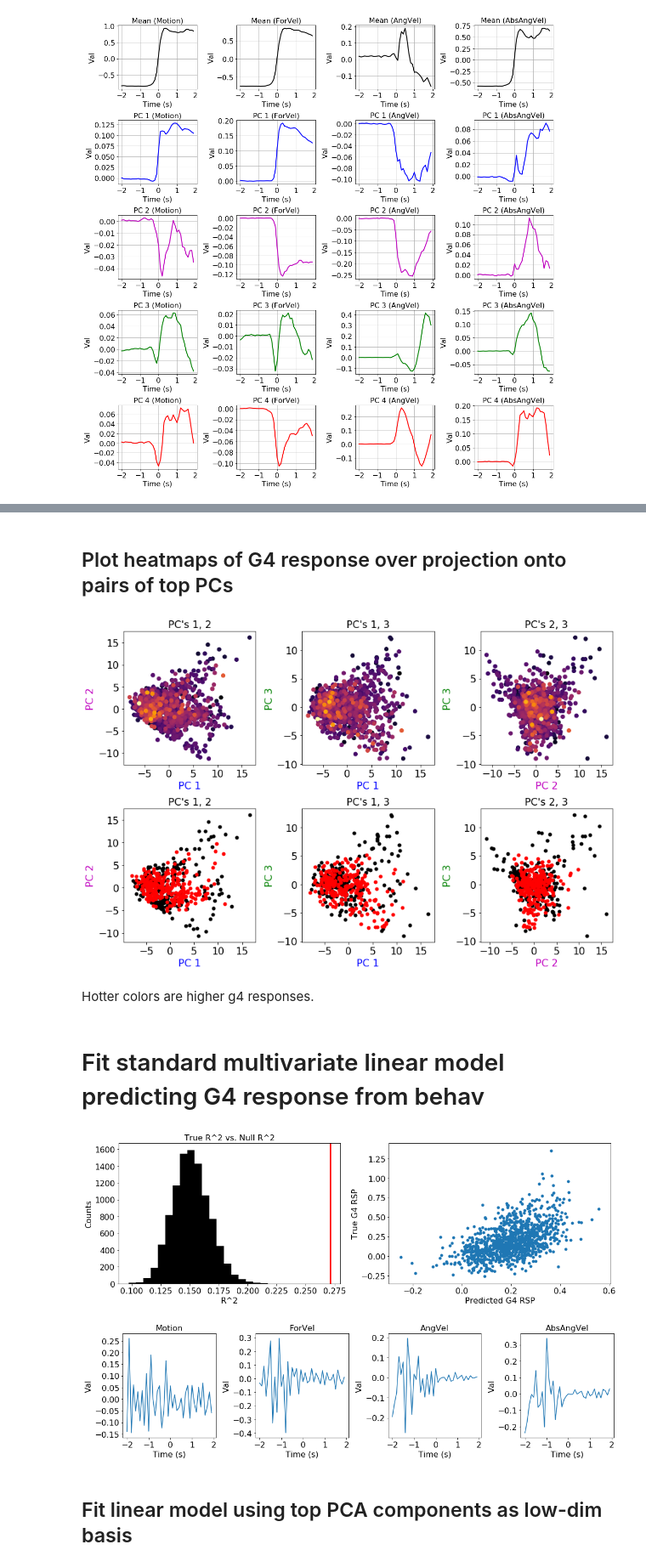
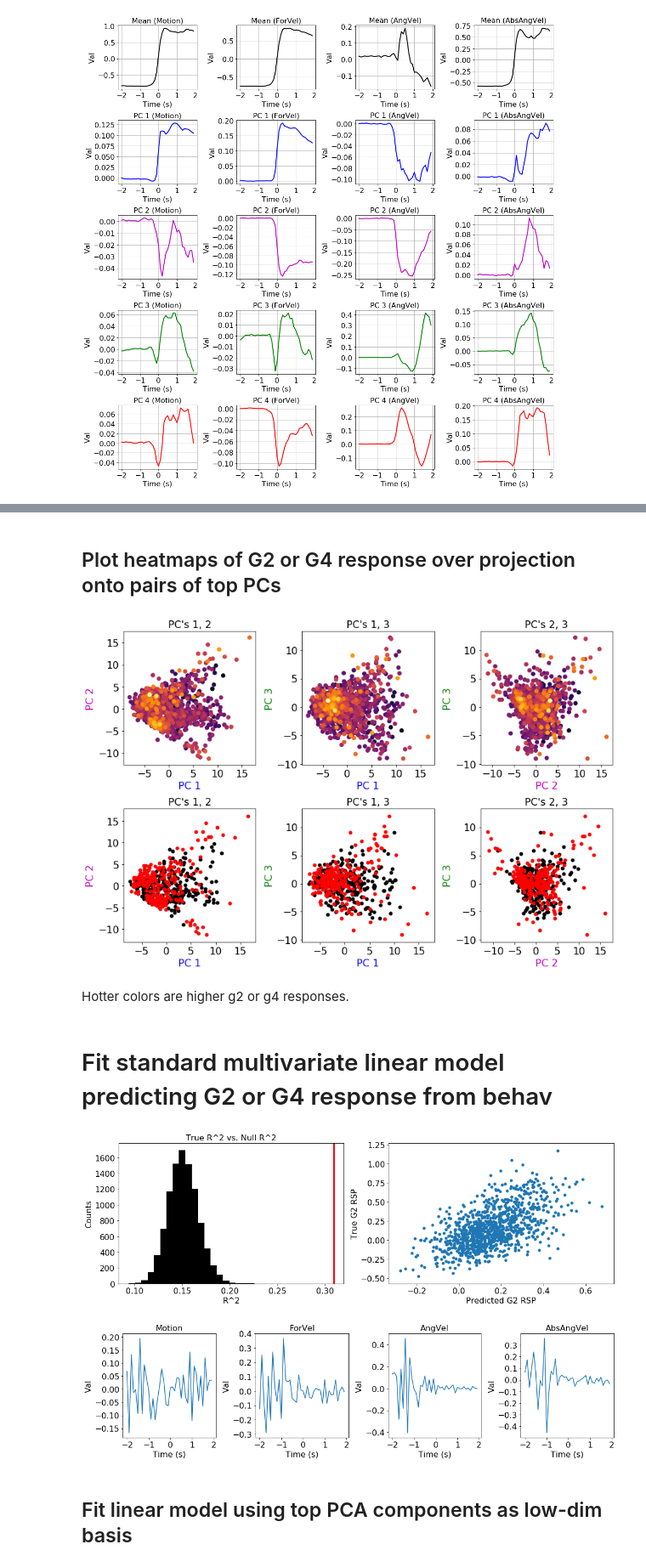
Before and after one commit to rkp8000/mushroom_mushroom, a Jupyter notebook: 1A_mvmt_initiation.ipynb, the cells around one changed output, grey strips where cells are left out. Shown at 85% size. Cells and saved outputs as stored; diff of their text form; code cells hidden in the pictures.

```diff
--- a/1A_mvmt_initiation.ipynb
+++ b/1A_mvmt_initiation.ipynb
@@ -15,6 +15,8 @@ from disp import set_font_size
 DT = 0.1
 T_WDW = [-2, 2]
 DATA_DIR = 'data/ASENSORY_AZ'
+GX = 'G2'
+# GX = 'G4'
 # %% [markdown]
 # Load data and extract neural/behavioral windows surrounding mvmt inits
 # %%
@@ -76,6 +78,7 @@ for fly in os.listdir(DATA_DIR):
                 'Fly': fly,
                 'T_Init': mvmt['T1'],
                 'Mvmt_Ctr': m_ctr,
+                'G2_Pre': np.nanmean(data_dict['G2'][-1][t < 0]),
                 'G4_Pre': np.nanmean(data_dict['G4'][-1][t < 0]),
                 'For_Vel_Pre': np.nanmean(data_dict['ForVel'][-1][t < 0]),
                 'Motion_Post': np.nanmean(data_dict['Motion'][-1][0 <= t])
@@ -283,5 +286,5 @@ for ctr, (component, ax_row, c) in enumerate(zip(components, axs[1:], ['b', 'm',
 # %%
-# plot projections onto diff PCs vs g4 response
+# plot projections onto diff PCs vs g2 or g4 response
 fig, axs = plt.subplots(1, 4, figsize=(15, 3.5), tight_layout=True)
 colors = ['b', 'm', 'g', 'r']
 
@@ -290,17 +293,17 @@ for ctr, (ax, color) in enumerate(zip(axs, colors)):
     x = data_behav_sorted_pca[:, ctr]
 
     # plot scatter
-    ax.scatter(x, g4_rsp, s=10, c=color)
+    ax.scatter(x, gx_rsp, s=10, c=color)
 
     # plot line
-    slp, icpt, r, _, p = stats.linregress(x, g4_rsp)
+    slp, icpt, r, _, p = stats.linregress(x, gx_rsp)
     x_line = np.array([x.min(), x.max()])
     y_line = slp*x_line + icpt
 
     ax.plot(x_line, y_line, c='k', lw=2)
 
     ax.set_xlabel('Projection')
-    ax.set_ylabel('G4 response')
+    ax.set_ylabel('{} response'.format(GX))
     ax.set_title('PC {0}\nR^2 = {1:.5f}'.format(ctr+1, r**2))
 
     set_font_size(ax, 16)
@@ -309,10 +312,10 @@ for ctr, (ax, color) in enumerate(zip(axs, colors)):
 # %% [markdown]
-## Plot heatmaps of G4 response over projection onto pairs of top PCs
+## Plot heatmaps of G2 or G4 response over projection onto pairs of top PCs
 # %%
-g4_slice_lower = np.arange(len(g4_rsp_sorted)) <= (len(g4_rsp_sorted) / 4)
-g4_slice_upper = np.flip(g4_slice_lower, 0)
+gx_slice_lower = np.arange(len(gx_rsp_sorted)) <= (len(gx_rsp_sorted) / 4)
+gx_slice_upper = np.flip(gx_slice_lower, 0)
 
-# plot PCA values colored by g4 rsp
+# plot PCA values colored by g2 or g4 rsp
 fig, axs = plt.subplots(2, 3, figsize=(12, 8), tight_layout=True)
 
 for ax_col, pcs in zip(axs.T, [(0, 1), (0, 2), (1, 2)]):
@@ -321,14 +324,14 @@ for ax_col, pcs in zip(axs.T, [(0, 1), (0, 2), (1, 2)]):
     pc_y = data_behav_sorted_pca[:, pcs[1]]
 
     ax_col[0].scatter(
-        pc_x, pc_y, c=g4_rsp_sorted,
-        cmap='inferno', vmin=g4_rsp_sorted.min(), vmax=g4_rsp_sorted.max())
+        pc_x, pc_y, c=gx_rsp_sorted,
+        cmap='inferno', vmin=gx_rsp_sorted.min(), vmax=gx_rsp_sorted.max())
 
     # plot bottom and top 25% of data
     ax_col[1].scatter(
-        pc_x[g4_slice_lower], pc_y[g4_slice_lower], c='k', lw=0)
+        pc_x[gx_slice_lower], pc_y[gx_slice_lower], c='k', lw=0)
     ax_col[1].scatter(
-        pc_x[g4_slice_upper], pc_y[g4_slice_upper], c='r', lw=0)
+        pc_x[gx_slice_upper], pc_y[gx_slice_upper], c='r', lw=0)
 
     for ax in ax_col:
         ax.set_xlabel('PC {}'.format(pcs[0] + 1), color=colors[pcs[0]])
@@ -338,25 +341,25 @@ for ax_col, pcs in zip(axs.T, [(0, 1), (0, 2), (1, 2)]):
 for ax in axs.flatten():
     set_font_size(ax, 16)
 # %% [output]
-[figure, old version]
+[figure, new version]
 # %% [markdown]
-Hotter colors are higher g4 responses.
+Hotter colors are higher g2 or g4 responses.
 # %% [markdown]
-# Fit standard multivariate linear model predicting G4 response from behav
+# Fit standard multivariate linear model predicting G2 or G4 response from behav
 # %%
-# find best linear combo of behavior predicting G4 response
+# find best linear combo of behavior predicting G2 or G4 response
 from sklearn import linear_model
 
-rgr = linear_model.LinearRegression().fit(data_behav_sorted, g4_rsp_sorted)
-score = rgr.score(data_behav_sorted, g4_rsp_sorted)
+rgr = linear_model.LinearRegression().fit(data_behav_sorted, gx_rsp_sorted)
+score = rgr.score(data_behav_sorted, gx_rsp_sorted)
 
 # make null predictions
 scores_null = []
 
 for ctr in range(10000):
-    g4_rsp_shuffled = g4_rsp_sorted[np.random.permutation(len(g4_rsp_sorted))]
-    rgr_null = linear_model.LinearRegression().fit(data_behav_sorted, g4_rsp_shuffled)
-    scores_null.append(rgr_null.score(data_behav_sorted, g4_rsp_shuffled))
+    gx_rsp_shuffled = gx_rsp_sorted[np.random.permutation(len(gx_rsp_sorted))]
+    rgr_null = linear_model.LinearRegression().fit(data_behav_sorted, gx_rsp_shuffled)
+    scores_null.append(rgr_null.score(data_behav_sorted, gx_rsp_shuffled))
 
 # plot some basics
 fig, axs = plt.subplots(1, 2, figsize=(15, 5), tight_layout=True)
@@ -370,40 +373,40 @@ axs[0].set_ylabel('Counts')
 axs[0].set_title('True R^2 vs. Null R^2')
 
 ## predicted vs true
-axs[1].scatter(rgr.predict(data_behav_sorted), g4_rsp_sorted, lw=0)
-axs[1].set_xlabel('Predicted G4 RSP')
-axs[1].set_ylabel('True G4 RSP')
+axs[1].scatter(rgr.predict(data_behav_sorted), gx_rsp_sorted, lw=0)
+axs[1].set_xlabel('Predicted {} RSP'.format(GX))
+axs[1].set_ylabel('True {} RSP'.format(GX))
 
 for ax in axs:
     set_font_size(ax, 16)
 
 fig, axs = plt.subplots(1, 4, figsize=(15, 4), tight_layout=True)
 
 axs[0].plot(t, rgr.coef_[:len(t)])
 axs[0].set_xlabel('Time (s)')
 axs[0].set_ylabel('Val')
 axs[0].set_title('Motion')
 
 axs[1].plot(t, rgr.coef_[len(t):2*len(t)])
 axs[1].set_xlabel('Time (s)')
 axs[1].set_ylabel('Val')
 axs[1].set_title('ForVel')
 
 axs[2].plot(t, rgr.coef_[2*len(t):3*len(t)])
 axs[2].set_xlabel('Time (s)')
 axs[2].set_ylabel('Val')
 axs[2].set_title('AngVel')
 
 axs[3].plot(t, rgr.coef_[3*len(t):4*len(t)])
 axs[3].set_xlabel('Time (s)')
 axs[3].set_ylabel('Val')
 axs[3].set_title('AbsAngVel')
 
 for ax in axs:
     set_font_size(ax, 16)
 # %% [output]
-[figure, old version]
+[figure, new version]
-[figure, old version]
+[figure, new version]
 # %% [markdown]
 ## Fit linear model using top PCA components as low-dim basis
 # %%
```
Also changed, not shown: parts of 11 cells of this notebook.
